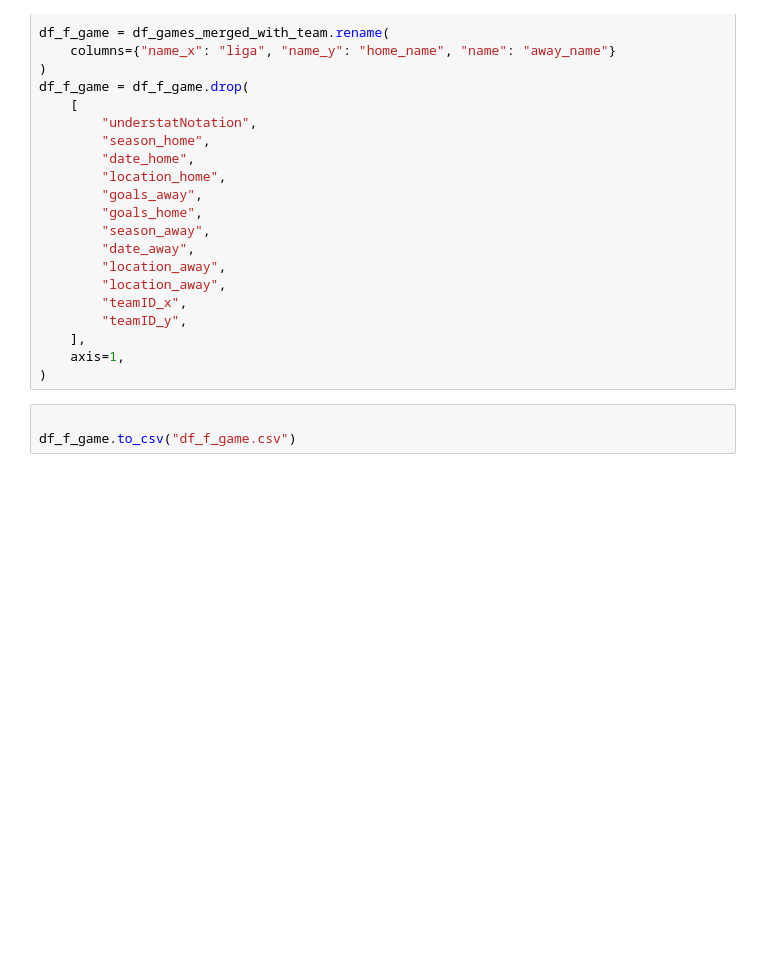
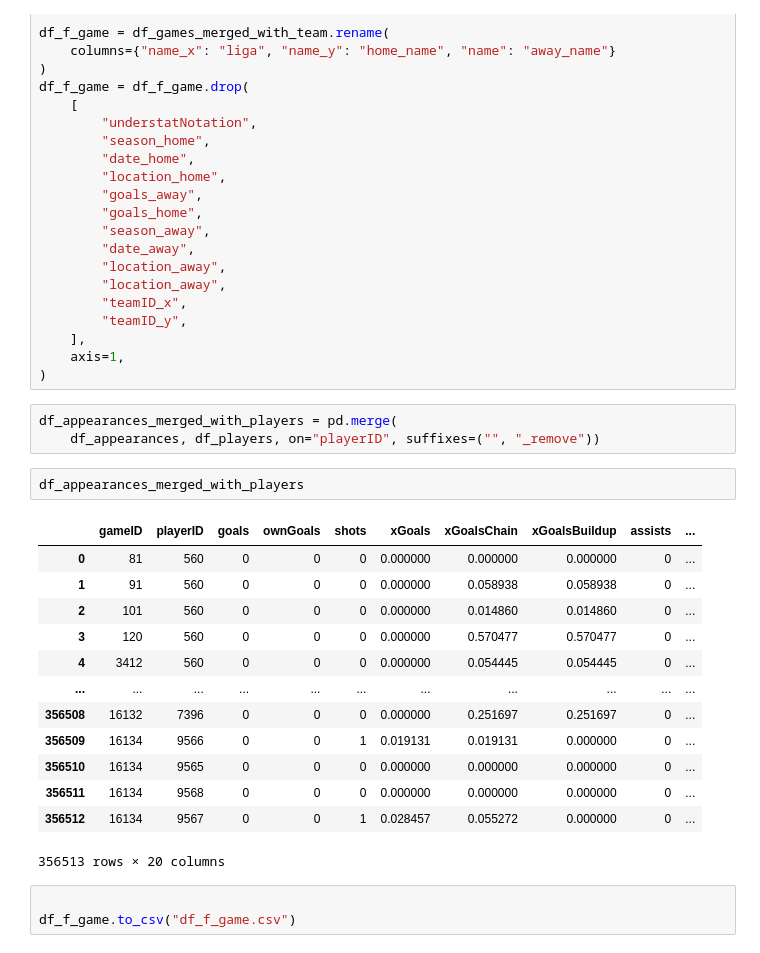
Before and after one commit to mcannoni/soccer_database, a Jupyter notebook: ProyectoDS_ParteI_+Cannoni+Poses.ipynb, the cells around one changed output. Cells and saved outputs as stored; diff of their text form; blank space fills up the shorter version.

```diff
--- a/ProyectoDS_ParteI_+Cannoni+Poses.ipynb
+++ b/ProyectoDS_ParteI_+Cannoni+Poses.ipynb
@@ -87,6 +87,25 @@ df_f_game = df_f_game.drop(
     ],
     axis=1,
 )
+# %%
+df_appearances_merged_with_players = pd.merge(
+    df_appearances, df_players, on="playerID", suffixes=("", "_remove"))
+# %%
+df_appearances_merged_with_players
+# %% [output]
+|  | gameID | playerID | goals | ownGoals | shots | xGoals | xGoalsChain | xGoalsBuildup | assists | ... |
+| 0 | 81 | 560 | 0 | 0 | 0 | 0.000000 | 0.000000 | 0.000000 | 0 | ... |
+| 1 | 91 | 560 | 0 | 0 | 0 | 0.000000 | 0.058938 | 0.058938 | 0 | ... |
+| 2 | 101 | 560 | 0 | 0 | 0 | 0.000000 | 0.014860 | 0.014860 | 0 | ... |
+| 3 | 120 | 560 | 0 | 0 | 0 | 0.000000 | 0.570477 | 0.570477 | 0 | ... |
+| 4 | 3412 | 560 | 0 | 0 | 0 | 0.000000 | 0.054445 | 0.054445 | 0 | ... |
+| ... | ... | ... | ... | ... | ... | ... | ... | ... | ... | ... |
+| 356508 | 16132 | 7396 | 0 | 0 | 0 | 0.000000 | 0.251697 | 0.251697 | 0 | ... |
+| 356509 | 16134 | 9566 | 0 | 0 | 1 | 0.019131 | 0.019131 | 0.000000 | 0 | ... |
+| 356510 | 16134 | 9565 | 0 | 0 | 0 | 0.000000 | 0.000000 | 0.000000 | 0 | ... |
+| 356511 | 16134 | 9568 | 0 | 0 | 0 | 0.000000 | 0.000000 | 0.000000 | 0 | ... |
+| 356512 | 16134 | 9567 | 0 | 0 | 1 | 0.028457 | 0.055272 | 0.000000 | 0 | ... |
+356513 rows × 20 columns
 # %%
 
 df_f_game.to_csv("df_f_game.csv")
```
Also changed, not shown: parts of 9 cells of this notebook, 2 other files.
